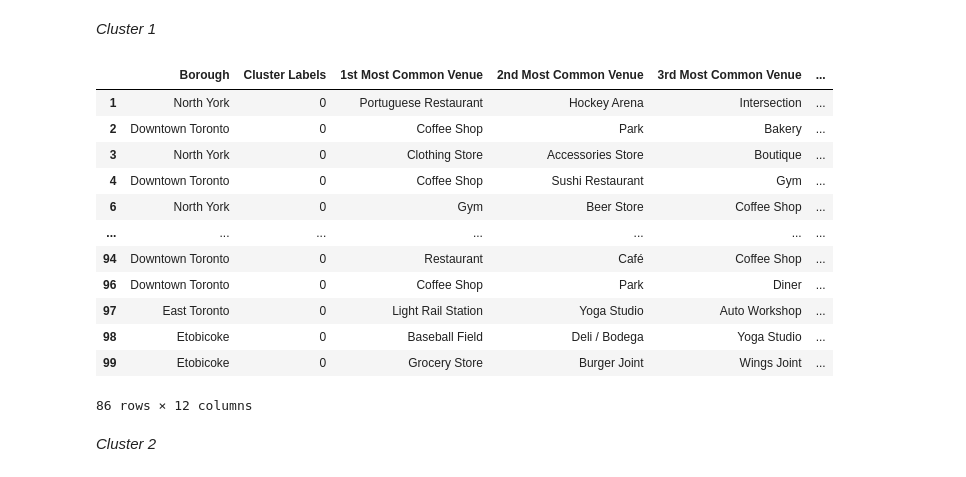
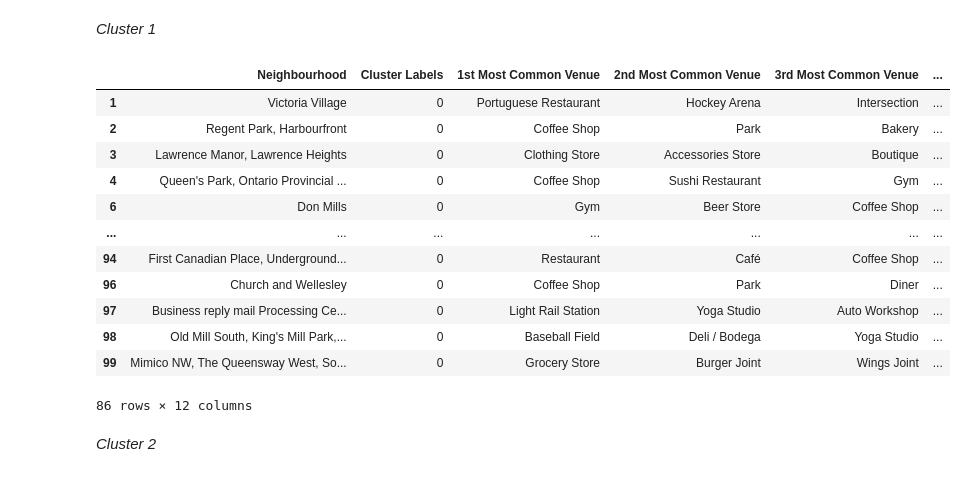
Before and after one commit to sanzeshstha/Coursera_Capstone, a Jupyter notebook: Battle_of_neighbourhood_part_3.ipynb, the cells around one changed output. Saved outputs shown, nothing was run; the diff lists cells and outputs as text; code cells hidden in the pictures.

```diff
--- a/Battle_of_neighbourhood_part_3.ipynb
+++ b/Battle_of_neighbourhood_part_3.ipynb
@@ -272,8 +272,8 @@ map_Toronto
 # %% [output]
 [interactive output not drawn]
 # %%
-CLIENT_ID = 'KVFKG4VCLFUHX2P0X2I1QMNXXU4DOYONMYECSGQO5J5BZYWH'
-CLIENT_SECRET = 'HBYWZO3UGOHZQXBMDRK1AHYTYZTGKMKO2YAXHR0ZHWYFQKXW'
+CLIENT_ID = 'your-client-ID'
+CLIENT_SECRET = 'your-client-secret'
 VERSION = '20180605'
 # %%
 def getNearbyVenues(names, latitudes, longitudes, radius=500):
@@ -562,20 +562,20 @@ map_clusters
 # %% [markdown]
 *Cluster 1*
 # %%
-toronto_merged.loc[toronto_merged['Cluster Labels'] == 0, toronto_merged.columns[[1] + list(range(5, toronto_merged.shape[1]))]]
+toronto_merged.loc[toronto_merged['Cluster Labels'] == 0, toronto_merged.columns[[2] + list(range(5, toronto_merged.shape[1]))]]
 # %% [output]
-|  | Borough | Cluster Labels | 1st Most Common Venue | 2nd Most Common Venue | 3rd Most Common Venue | ... |
-| 1 | North York | 0 | Portuguese Restaurant | Hockey Arena | Intersection | ... |
-| 2 | Downtown Toronto | 0 | Coffee Shop | Park | Bakery | ... |
-| 3 | North York | 0 | Clothing Store | Accessories Store | Boutique | ... |
-| 4 | Downtown Toronto | 0 | Coffee Shop | Sushi Restaurant | Gym | ... |
-| 6 | North York | 0 | Gym | Beer Store | Coffee Shop | ... |
+|  | Neighbourhood | Cluster Labels | 1st Most Common Venue | 2nd Most Common Venue | 3rd Most Common Venue | ... |
+| 1 | Victoria Village | 0 | Portuguese Restaurant | Hockey Arena | Intersection | ... |
+| 2 | Regent Park, Harbourfront | 0 | Coffee Shop | Park | Bakery | ... |
+| 3 | Lawrence Manor, Lawrence Heights | 0 | Clothing Store | Accessories Store | Boutique | ... |
+| 4 | Queen's Park, Ontario Provincial ... | 0 | Coffee Shop | Sushi Restaurant | Gym | ... |
+| 6 | Don Mills | 0 | Gym | Beer Store | Coffee Shop | ... |
 | ... | ... | ... | ... | ... | ... | ... |
-| 94 | Downtown Toronto | 0 | Restaurant | Café | Coffee Shop | ... |
-| 96 | Downtown Toronto | 0 | Coffee Shop | Park | Diner | ... |
-| 97 | East Toronto | 0 | Light Rail Station | Yoga Studio | Auto Workshop | ... |
-| 98 | Etobicoke | 0 | Baseball Field | Deli / Bodega | Yoga Studio | ... |
-| 99 | Etobicoke | 0 | Grocery Store | Burger Joint | Wings Joint | ... |
+| 94 | First Canadian Place, Underground... | 0 | Restaurant | Café | Coffee Shop | ... |
+| 96 | Church and Wellesley | 0 | Coffee Shop | Park | Diner | ... |
+| 97 | Business reply mail Processing Ce... | 0 | Light Rail Station | Yoga Studio | Auto Workshop | ... |
+| 98 | Old Mill South, King's Mill Park,... | 0 | Baseball Field | Deli / Bodega | Yoga Studio | ... |
+| 99 | Mimico NW, The Queensway West, So... | 0 | Grocery Store | Burger Joint | Wings Joint | ... |
 86 rows × 12 columns
 # %% [markdown]
 *Cluster 2*
```
Also changed, not shown: parts of 5 cells of this notebook.
